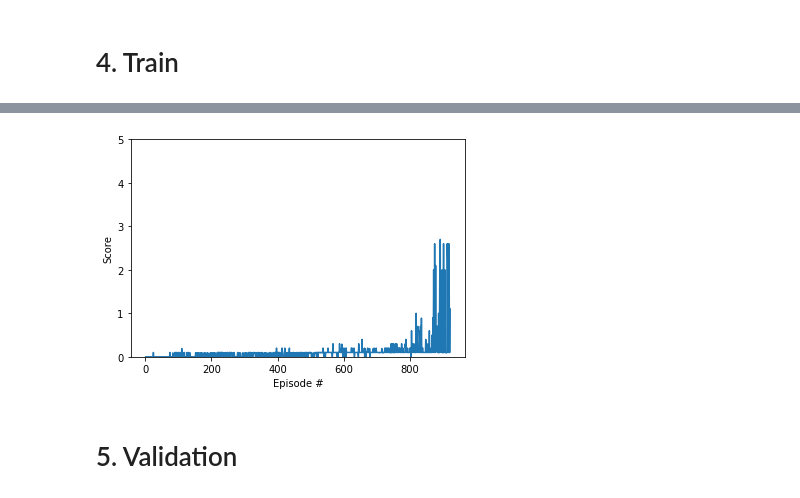
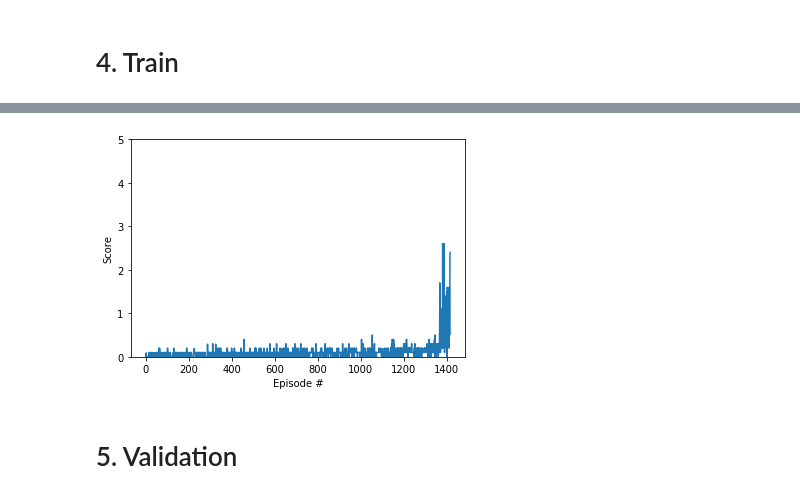
Before and after one commit to AnHongIl/Udacity_Nanodegree, a Jupyter notebook: p3_collab_compet/P3_DDPG.ipynb, the cells around one changed output, grey strips where cells are left out. Drawn from its saved outputs; the diff is of its cells as text; code cells hidden in the pictures.

```diff
--- a/p3_collab_compet/P3_DDPG.ipynb
+++ b/p3_collab_compet/P3_DDPG.ipynb
@@ -69,52 +69,49 @@ BATCH_SIZE = 128
 # %% [markdown]
 # 4. Train
 # %%
-tf.reset_default_graph()
+agents = [DDPGAgent(STATE_SIZE, ACTION_SIZE, 1234, HIDDEN_UNITS, LR_ACTOR, LR_CRITIC, BATCH_SIZE, GAMMA, MEMORY_SIZE, EPSILON, TAU) for i in range(NUM_AGENTS)]
+prefix = 'model/p3_ddpg_agent'
+suffix_actor = '_actor.pth'
+suffix_critic = '_critic.pth'
 
-with tf.device("/device:GPU:0"):
-    agents = DDPGAgents(STATE_SIZE, ACTION_SIZE, 1234, MEMORY_SIZE, HIDDEN_UNITS, LR_ACTOR, LR_CRITIC, BATCH_SIZE, GAMMA, NUM_AGENTS, EPSILON, TAU, EPSILON_DECAY)
-save_file = 'model/p3_independent_ddpg.ckpt'
-saver = tf.train.Saver()
 total_scores = []
-step = 0
+for ep in range(1, TRAINING_EPISODES+1):
+    env_info = env.reset(train_mode=True)[brain_name]
+    state = env_info.vector_observations
+    scores = np.zeros(NUM_AGENTS)
 
-with tf.Session(config=tf.ConfigProto()) as sess:
-    sess.run(tf.global_variables_initializer())
+    for i in range(NUM_AGENTS):
+        agents[i].reset()
 
-    agents.set_session(sess)
-    agents.hard_update()
+    while True:
+        actions = []
+        for i in range(NUM_AGENTS):
+            actions.append(agents[i].act(state[i], True))
 
-    for ep in range(TRAINING_EPISODES):
-        agents.reset()
+        env_info = env.step(actions)[brain_name]
+        reward = env_info.rewards
+        next_state = env_info.vector_observations
+        done = env_info.local_done
 
-        env_info = env.reset(train_mode=True)[brain_name]
-        state = env_info.vector_observations
-        scores = np.zeros(NUM_AGENTS)
+        for i in range(NUM_AGENTS):
+            agents[i].step(state[i], actions[i], reward[i], next_state[i], done[i])
+        state = next_state
+        scores += list(map(lambda i: reward[i], range(NUM_AGENTS)))
 
-        while True:
-            action = agents.act(state, True)
+        if np.any(done):
+            break
 
-            env_info = env.step(action)[brain_name]
-            reward = env_info.rewards
-            next_state = env_info.vector_observations
-            done = env_info.local_done
+    total_scores.append(max(scores))
+    if ep > 0 and ep % 100 == 0:
+        print("Ep: {}\tIn 100 epsidoes, Average Score: {:.2f}\tMax Score: {:.2f}"
+              .format(ep, np.mean(total_scores[-100:]), np.max(total_scores[-100:])))
 
-            agents.step(state, action, reward, next_state, done)
-            state = next_state
-            scores += list(map(lambda i: reward[i], range(NUM_AGENTS)))
-
-            if np.any(done):
-                break
-
-        total_scores.append(max(scores))
-        if ep > 0 and ep % EVERY == 0:
-            print("Ep: {}\tMax Score: {:.2f}\tAverage Score in 100 episodes: {:.3f}"
-                  .format(ep, np.max(total_scores), np.mean(total_scores[-100:])))
-
-        if np.mean(total_scores[-100:]) > 0.5:
-            print("Environment solved in {} epsidoes!\tAverage Score: {:.2f}".format(ep+1, np.mean(total_scores[-100:])))
-            saver.save(sess, save_file)
-            break
+    if np.mean(total_scores[-100:]) > 0.5:
+        print("Environment solved in {} epsidoes!\tAverage Score: {:.2f}".format(ep, np.mean(total_scores[-100:])))
+        for i in range(NUM_AGENTS):
+            torch.save(agents[i].actor_local.state_dict(), prefix + str(i) + suffix_actor)
+            torch.save(agents[i].critic_local.state_dict(), prefix + str(i) + suffix_critic)
+        break
 
 fig = plt.figure()
 ax = fig.add_subplot(111)
@@ -137,4 +139,4 @@ Environment solved in 923 epsidoes!     Average Score: 0.50
-[figure, old version]
+[figure, new version]
 # %% [markdown]
 # 5. Validation
 # %%
```
Also changed, not shown: parts of 3 cells of this notebook.
